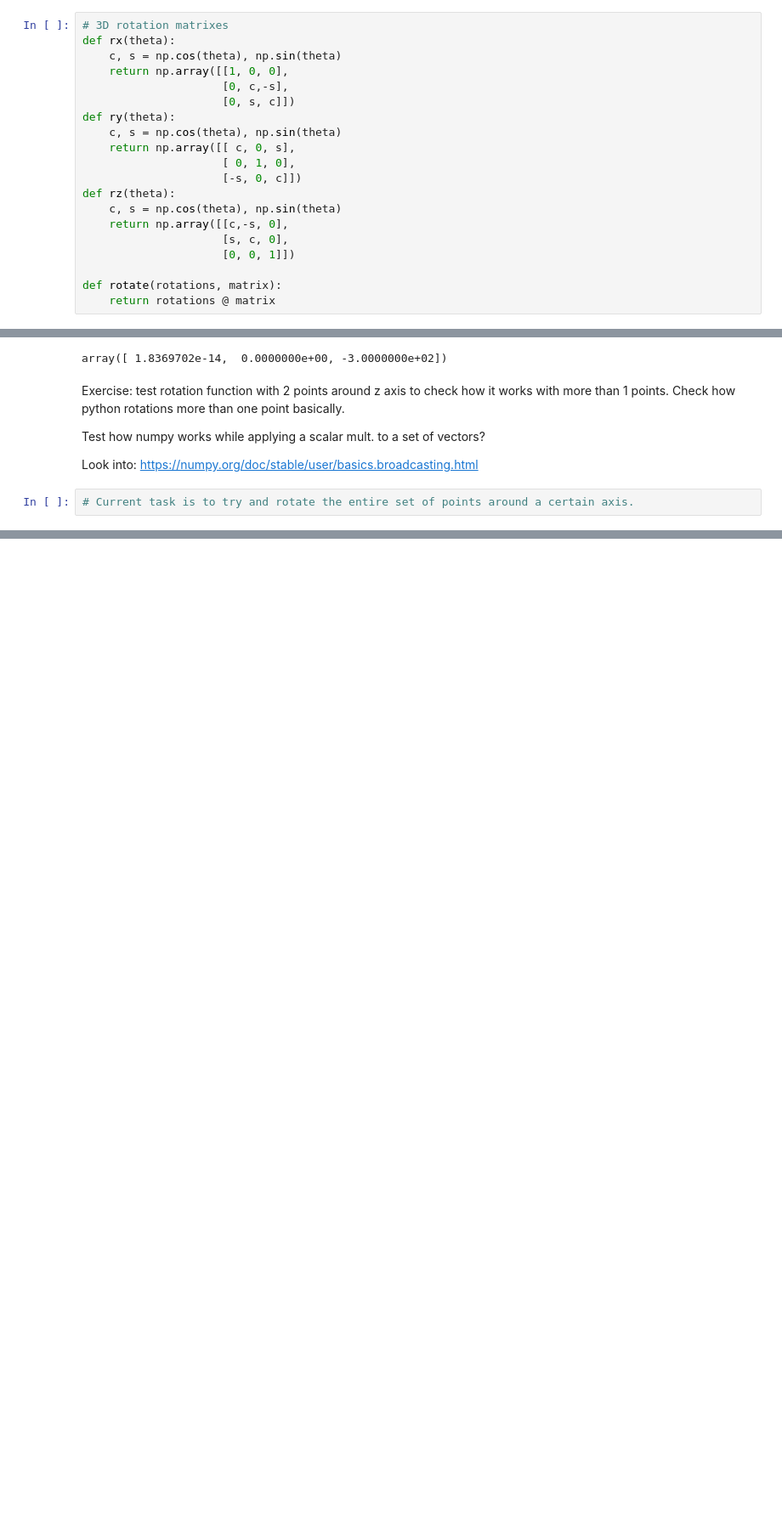
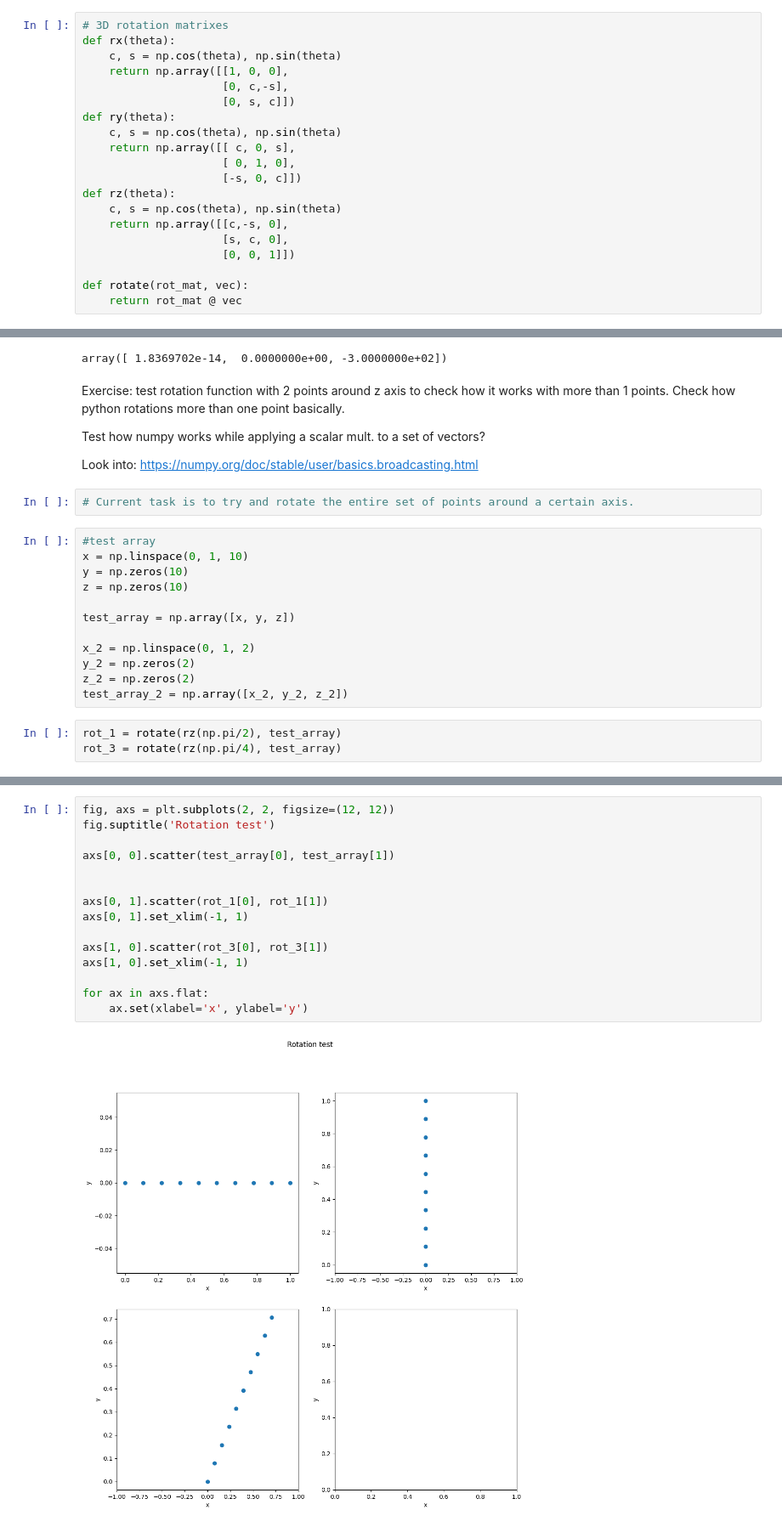
Before and after one commit to TheArchAstronomer/My_thesis, a Jupyter notebook: Rotations.ipynb, the cells around one changed output, grey strips where cells are left out. Shown at 85% size. Drawn from its saved outputs; the diff is of its cells as text; blank space fills up the shorter version.

```diff
--- a/Rotations.ipynb
+++ b/Rotations.ipynb
@@ -143,8 +143,8 @@ def rz(theta):
                      [s, c, 0],
                      [0, 0, 1]])
 
-def rotate(rotations, matrix):
-    return rotations @ matrix
+def rotate(rot_mat, vec):
+    return rot_mat @ vec
 # %%
 # testing whether rotation matrices work
 tiben = rotate([300, 0, 0], rz((np.pi/2)))
@@ -164,3 +164,18 @@ Test how numpy works while applying a scalar mult. to a set of vectors?
 Look into: https://numpy.org/doc/stable/user/basics.broadcasting.html
 # %%
 # Current task is to try and rotate the entire set of points around a certain axis.
+# %%
+#test array
+x = np.linspace(0, 1, 10)
+y = np.zeros(10)
+z = np.zeros(10)
+
+test_array = np.array([x, y, z])
+
+x_2 = np.linspace(0, 1, 2)
+y_2 = np.zeros(2)
+z_2 = np.zeros(2)
+test_array_2 = np.array([x_2, y_2, z_2])
+# %%
+rot_1 = rotate(rz(np.pi/2), test_array)
+rot_3 = rotate(rz(np.pi/4), test_array)
@@ -166,0 +190,17 @@ Look into: https://numpy.org/doc/stable/user/basics.broadcasting.html
+# %%
+fig, axs = plt.subplots(2, 2, figsize=(12, 12))
+fig.suptitle('Rotation test')
+
+axs[0, 0].scatter(test_array[0], test_array[1])
+
+
+axs[0, 1].scatter(rot_1[0], rot_1[1])
+axs[0, 1].set_xlim(-1, 1)
+
+axs[1, 0].scatter(rot_3[0], rot_3[1])
+axs[1, 0].set_xlim(-1, 1)
+
+for ax in axs.flat:
+    ax.set(xlabel='x', ylabel='y')
+# %% [output]
+[figure, added]
```
Also changed, not shown: parts of 4 cells of this notebook.
